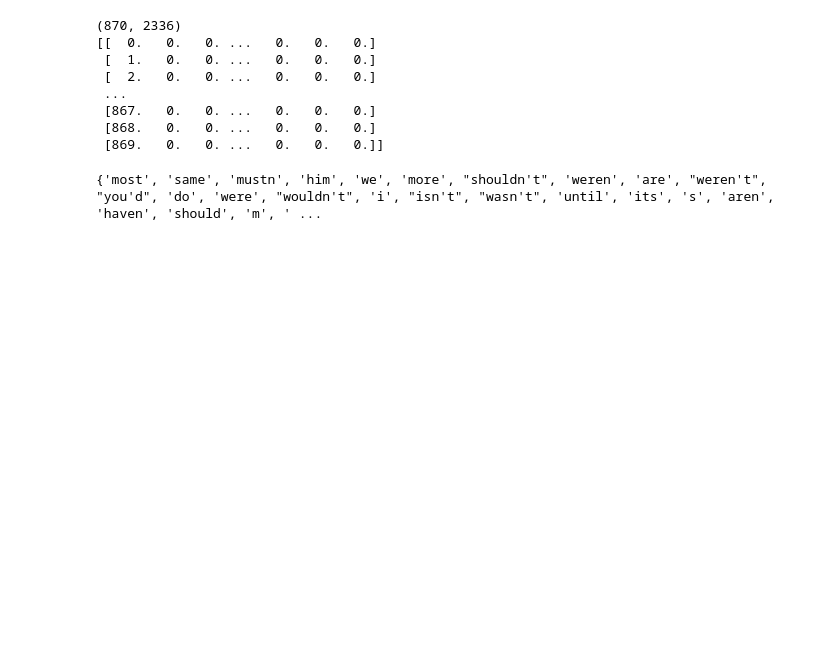
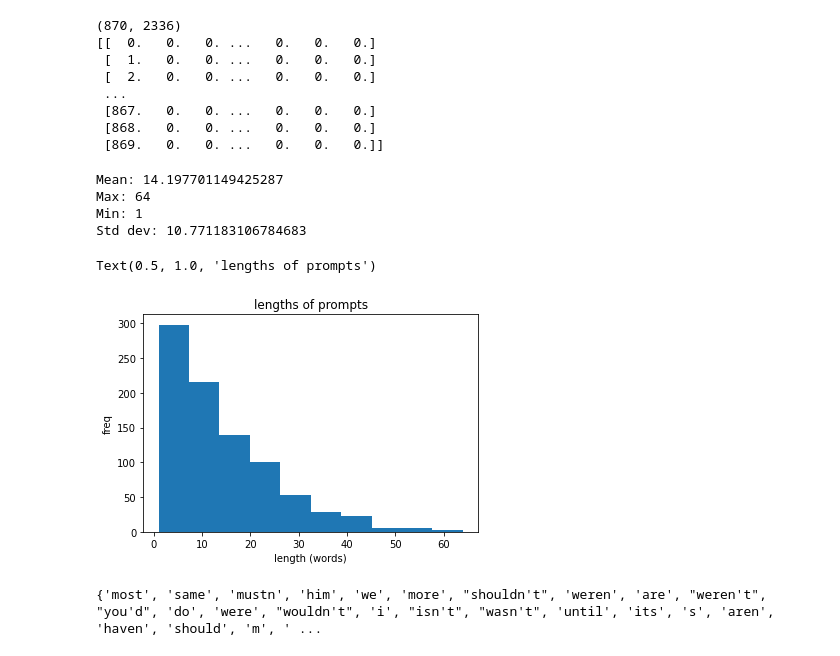
Before and after one commit to vc64/essayGrouping, a Jupyter notebook: essayGrouping.ipynb, the cells around one changed output. Saved outputs shown, nothing was run; the diff lists cells and outputs as text; code cells hidden in the pictures; blank space fills up the shorter version.

Commit message:
find statistics regarding prompt lengths, try gsdmm

```diff
--- a/essayGrouping.ipynb
+++ b/essayGrouping.ipynb
@@ -327,6 +332,62 @@ print(tfidf_matrix_indexed)
  [867.   0.   0. ...   0.   0.   0.]
  [868.   0.   0. ...   0.   0.   0.]
  [869.   0.   0. ...   0.   0.   0.]]
+# %%
+# count doc freq of words
+
+word_freq_matrix = []
+
+word_doc_freq = dict(zip(word_list, [0 for x in range(len(word_list))]))
+
+prompt_len = []
+
+for prompt_ind in range(len(prompt_matrix)):
+    curr_freq = dict(zip(word_list, [0 for x in range(len(word_list))]))
+
+    # word_counted = False
+    # num_words = len(prompt_matrix[prompt_ind][2:])
+
+    prompt_len.append(len(prompt_matrix[prompt_ind][2:]))
+
+    for word in prompt_matrix[prompt_ind][2:]:
+        if curr_freq[word] == 0:
+            word_doc_freq[word] += 1
+
+        curr_freq[word] += 1
+
+    # prompt_matrix[prompt_ind] = prompt_matrix[prompt_ind][0:2] + list(curr_freq.values())
+    # if sum(curr_freq.values()) <= 1:
+    #     print(prompt_matrix[prompt_ind][0:2])
+    # word_freq_matrix.append(list(curr_freq.values()))
+
+# print(sorted(word_list, key=lambda x: len(x), reverse=True))
+
+# most common words
+sorted(word_doc_freq.items(), key=lambda x: x[1], reverse=True)[0:100]
+
+# average length of prompts
+prompt_len_np = np.array(prompt_len)
+
+print("Mean: " + str(np.mean(prompt_len_np)))
+
+print("Max: " + str(max(prompt_len_np)))
+
+print("Min: " + str(min(prompt_len_np)))
+
+print("Std dev: " + str(np.std(prompt_len_np)))
+
+plt.hist(prompt_len)
+
+plt.xlabel("length (words)")
+plt.ylabel("freq")
+plt.title("lengths of prompts")
+# %% [output]
+Mean: 14.197701149425287
+Max: 64
+Min: 1
+Std dev: 10.771183106784683
+Text(0.5, 1.0, 'lengths of prompts')
+[figure, added]
 # %%
 # turn prompts into vectors
 # stores number of docs with word w
```
Also changed, not shown: parts of 4 cells of this notebook.
